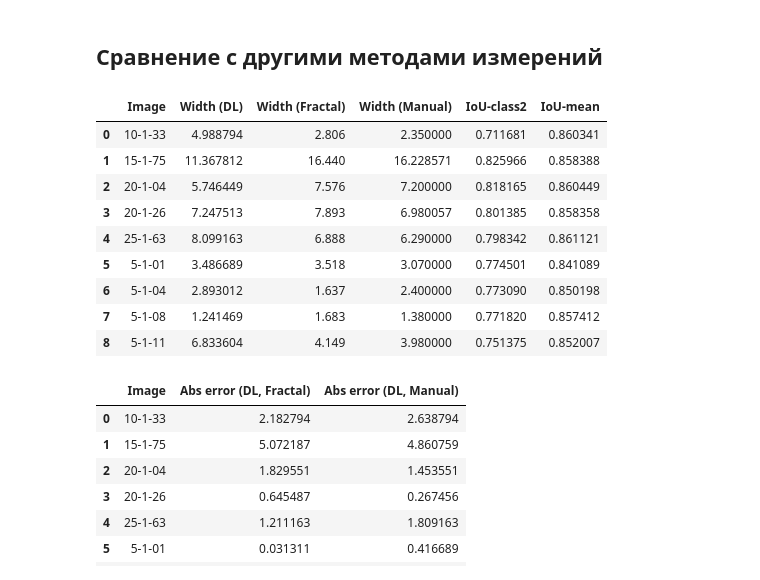
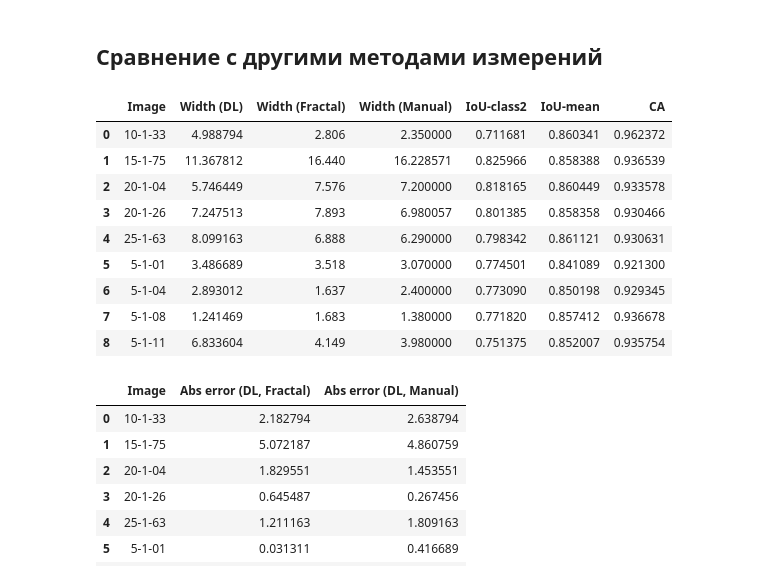
Before and after one commit to antohachekhov/AlloySegmentation-DeepLearning, a Jupyter notebook: transitionLayerMeasurement_DL.ipynb, the cells around one changed output. Cells and saved outputs as stored; diff of their text form; code cells hidden in the pictures.

```diff
--- a/transitionLayerMeasurement_DL.ipynb
+++ b/transitionLayerMeasurement_DL.ipynb
@@ -93,8 +103,8 @@ def load_data(image, mask):
     image = tf.io.decode_png(image)
     image = tf.image.resize(image, OUTPUT_SIZE)
     image = tf.image.resize(image, IMG_SHAPE)
-    image = tf.image.rgb_to_grayscale(image) # РАСКОМЕНТИРОВАНО ДЛЯ CCE Loss
-    # image = tf.image.grayscale_to_rgb(image) # РАСКОМЕНТИРОВАНО ДЛЯ CFCE Loss
+    image = tf.image.rgb_to_grayscale(image)
+    image = tf.image.grayscale_to_rgb(image)
     image = tf.image.convert_image_dtype(image, tf.float32)
     image = image / 255.0
 
@@ -489,6 +498,8 @@ plotIoU(ylimMax=1)
 # Экспорт модели
 # %%
 model.save('./models/NEW_50ep256io_lossCFCE0.5.keras')
+# %%
+model = tf.keras.models.load_model('/content/drive/MyDrive/Университет/Аспирантура/Диссертация/Модели/NEW_50ep256io_lossCFCE0.5.keras')
 # %% [markdown]
 # Тестирование
 # %%
@@ -513,6 +524,7 @@ def normalizeMask(mask):
 # метрики качества сегментации
 IoU_class2 = tf.keras.metrics.OneHotIoU(num_classes=CLASSES, target_class_ids=[1])
 IoU_mean = tf.keras.metrics.OneHotMeanIoU(num_classes=CLASSES)
+CA = tf.keras.metrics.CategoricalAccuracy()
 
 # загрузка путей до данных из тестовой выборки
 imagesTestPath = sorted(glob.glob(f'{DATASET_FOLDER}/test/imgPNG/*.png'))
@@ -524,7 +536,7 @@ fig, axis = plt.subplots(rowCount, colCount * 2, figsize=(15, 10))
 
 datasetTest = [] # Список, хранящий тестовый датасет и результаты (название изображения,
                  # изображение, предсказанная маска, истинная маска, значение IoU-2,
-                 # IoU-Mean).
+                 # IoU-Mean, categorical accuracy).
 
 # формирование тестового датасета и результатов
 for i in range(rowCount):
@@ -541,10 +553,11 @@ for i in range(rowCount):
     imageName = os.path.basename(imagePath).split('.')[0]
 
     iou2 = IoU_class2(maskTrueNorm, maskPred).numpy()
+    iou_mean = IoU_mean(maskTrueNorm, maskPred).numpy()
+    ca = CA(maskTrueNorm, maskPred).numpy()
 
     datasetTest.append((imageName, sample, maskPred, maskTrue,
-                        iou2,
-                        IoU_mean(maskTrueNorm, maskPred).numpy()))
+                        iou2, iou_mean, ca))
 
     axis[i, j * 2].imshow(tf.keras.utils.array_to_img(np.array(sample * 255, dtype=np.uint8)))
     axis[i, j * 2].set_axis_off()
@@ -679,30 +692,31 @@ for i, (imageTest, mask) in enumerate(zip(datasetTest, binaryImages)):
 # %%
 import pandas as pd
 
 # Импорт значений ширины, полученных методами фрактального анализа и ручным измерением
 dictWidthPath = r'./dataset/test/widthByAlgorythmAndManual.txt'
 widthByAnotherAlg = importDict(dictWidthPath)
 
 data = {'Image': [imageName for imageName, *_ in datasetTest],
         'Width (DL)': widthImages,
         'Width (Fractal)': [10**6 * widthByAnotherAlg[imageName][0] for imageName, *_ in datasetTest],
         'Width (Manual)': [10**6 * widthByAnotherAlg[imageName][1] for imageName, *_ in datasetTest],
         'IoU-class2': [iou2 for _, _, _, _, iou2, *_ in datasetTest],
-        'IoU-mean': [ioumean for *_, ioumean in datasetTest]}
+        'IoU-mean': [ioumean for *_, ioumean, _ in datasetTest],
+        'CA': [ca for *_, ca in datasetTest]}
 
 df = pd.DataFrame(data)
 df
 # %% [output]
-|  | Image | Width (DL) | Width (Fractal) | Width (Manual) | IoU-class2 | IoU-mean |
-| 0 | 10-1-33 | 4.988794 | 2.806 | 2.350000 | 0.711681 | 0.860341 |
-| 1 | 15-1-75 | 11.367812 | 16.440 | 16.228571 | 0.825966 | 0.858388 |
-| 2 | 20-1-04 | 5.746449 | 7.576 | 7.200000 | 0.818165 | 0.860449 |
-| 3 | 20-1-26 | 7.247513 | 7.893 | 6.980057 | 0.801385 | 0.858358 |
-| 4 | 25-1-63 | 8.099163 | 6.888 | 6.290000 | 0.798342 | 0.861121 |
-| 5 | 5-1-01 | 3.486689 | 3.518 | 3.070000 | 0.774501 | 0.841089 |
-| 6 | 5-1-04 | 2.893012 | 1.637 | 2.400000 | 0.773090 | 0.850198 |
-| 7 | 5-1-08 | 1.241469 | 1.683 | 1.380000 | 0.771820 | 0.857412 |
-| 8 | 5-1-11 | 6.833604 | 4.149 | 3.980000 | 0.751375 | 0.852007 |
+|  | Image | Width (DL) | Width (Fractal) | Width (Manual) | IoU-class2 | IoU-mean | CA |
+| 0 | 10-1-33 | 4.988794 | 2.806 | 2.350000 | 0.711681 | 0.860341 | 0.962372 |
+| 1 | 15-1-75 | 11.367812 | 16.440 | 16.228571 | 0.825966 | 0.858388 | 0.936539 |
+| 2 | 20-1-04 | 5.746449 | 7.576 | 7.200000 | 0.818165 | 0.860449 | 0.933578 |
+| 3 | 20-1-26 | 7.247513 | 7.893 | 6.980057 | 0.801385 | 0.858358 | 0.930466 |
+| 4 | 25-1-63 | 8.099163 | 6.888 | 6.290000 | 0.798342 | 0.861121 | 0.930631 |
+| 5 | 5-1-01 | 3.486689 | 3.518 | 3.070000 | 0.774501 | 0.841089 | 0.921300 |
+| 6 | 5-1-04 | 2.893012 | 1.637 | 2.400000 | 0.773090 | 0.850198 | 0.929345 |
+| 7 | 5-1-08 | 1.241469 | 1.683 | 1.380000 | 0.771820 | 0.857412 | 0.936678 |
+| 8 | 5-1-11 | 6.833604 | 4.149 | 3.980000 | 0.751375 | 0.852007 | 0.935754 |
 # %%
 df['Abs error (DL, Fractal)'] = abs(df['Width (DL)'] - df['Width (Fractal)'])
 df['Abs error (DL, Manual)'] = abs(df['Width (DL)'] - df['Width (Manual)'])
```
Also changed, not shown: parts of 15 cells of this notebook.
